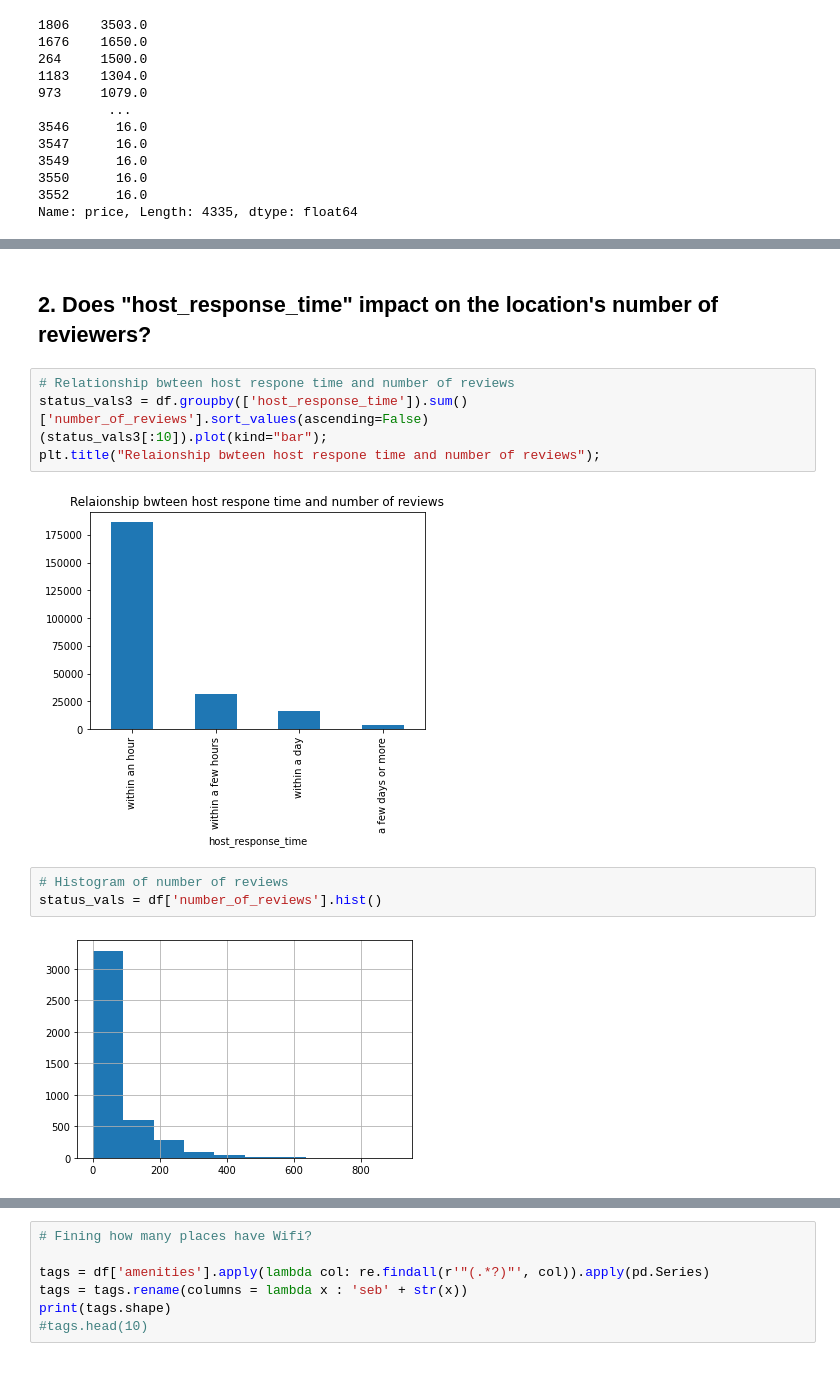
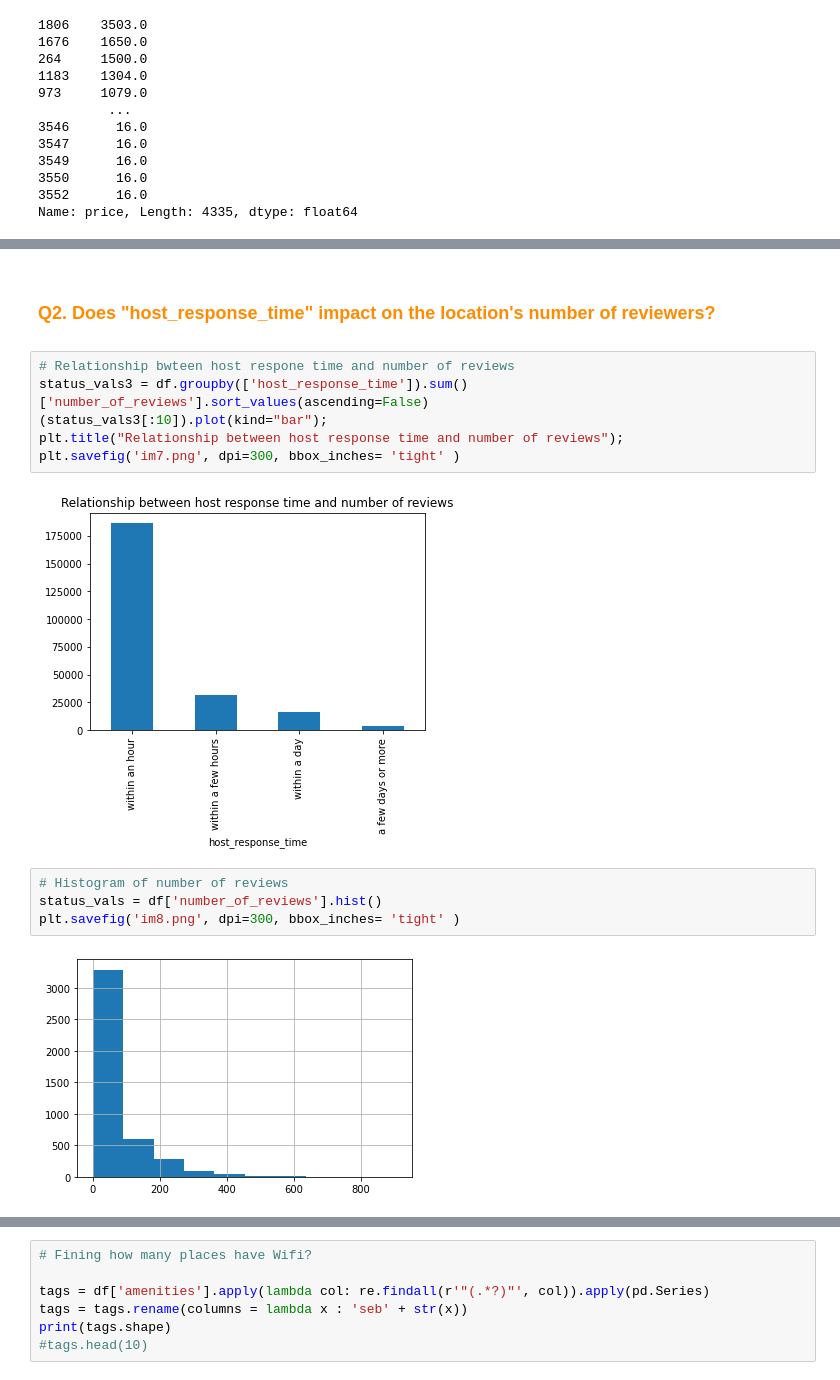
Before and after one commit to Sebelandanishvar/SeattleAirBNBData, a Jupyter notebook: seattle_airbnb_listings_SD.ipynb, the cells around one changed output, grey strips where cells are left out. Saved outputs shown, nothing was run; the diff lists cells and outputs as text.

```diff
--- a/seattle_airbnb_listings_SD.ipynb
+++ b/seattle_airbnb_listings_SD.ipynb
@@ -134,17 +142,19 @@ plt.title('Number of reviews in different places');
 # %% [output]
 [figure]
 # %% [markdown]
-##  2. Does "host_response_time" impact on the location's number of reviewers?
+# <font size="4"> <font color = '#FF8C00'> Q2. Does "host_response_time" impact on the location's number of reviewers? </font></font>
 # %%
 # Relationship bwteen host respone time and number of reviews
 status_vals3 = df.groupby(['host_response_time']).sum()['number_of_reviews'].sort_values(ascending=False)
 (status_vals3[:10]).plot(kind="bar");
-plt.title("Relaionship bwteen host respone time and number of reviews");
+plt.title("Relationship between host response time and number of reviews");
+plt.savefig('im7.png', dpi=300, bbox_inches= 'tight' )
 # %% [output]
-[figure, old version]
+[figure, new version]
 # %%
 # Histogram of number of reviews
 status_vals = df['number_of_reviews'].hist()
+plt.savefig('im8.png', dpi=300, bbox_inches= 'tight' )
 # %% [output]
 [figure]
 # %%
```
Also changed, not shown: parts of 29 cells of this notebook.
